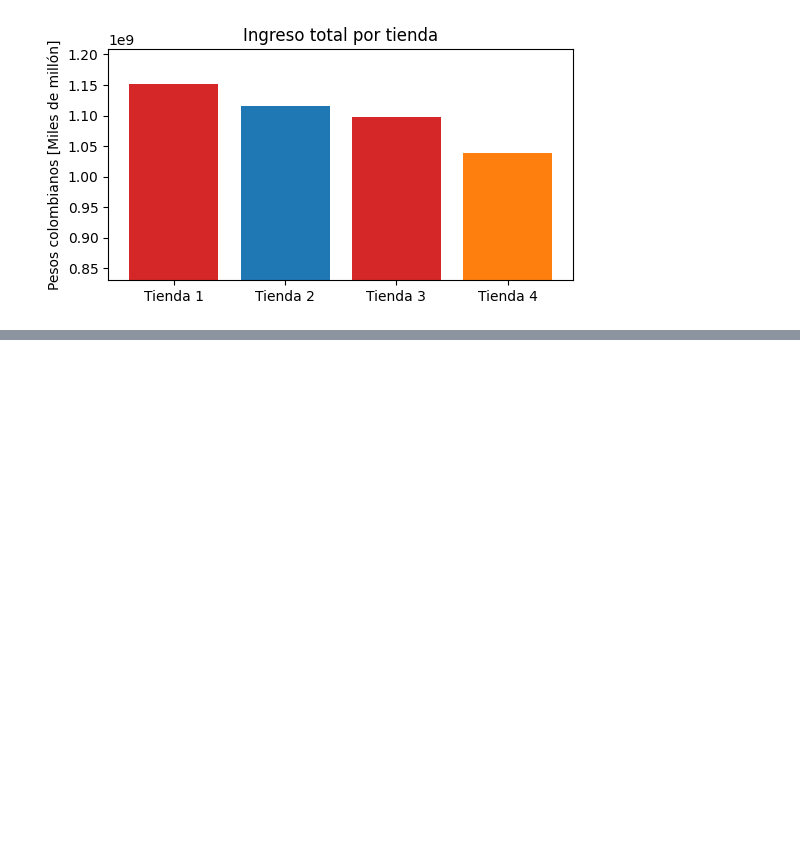
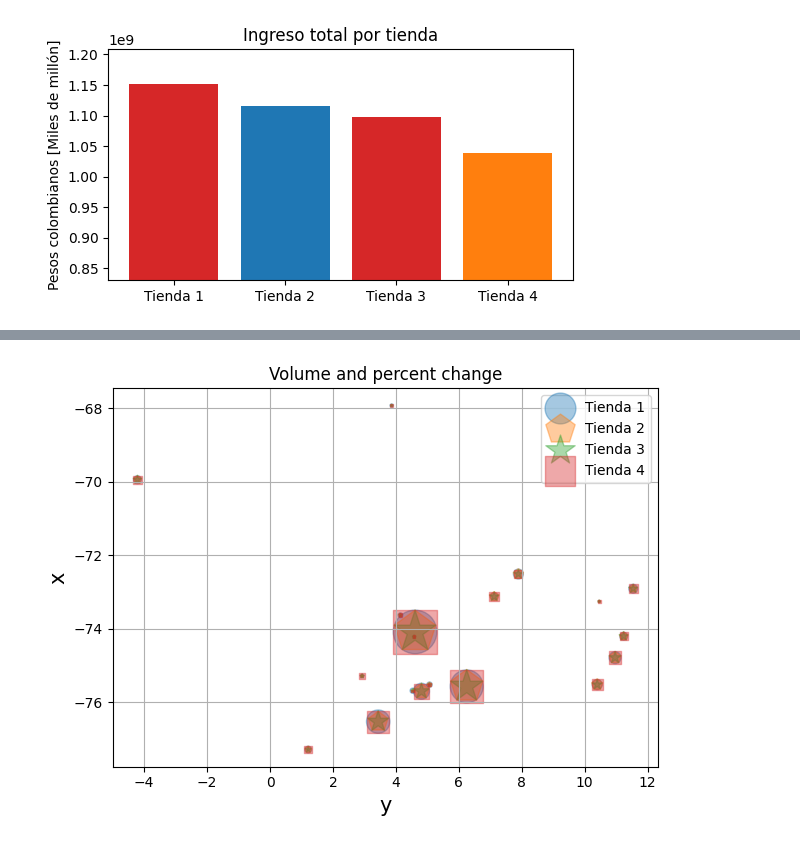
Before and after one commit to marmalux/portafolio_ciencia_datos, a Jupyter notebook: AluraStoreLatam.ipynb, the cells around one changed output, grey strips where cells are left out. Saved outputs shown, nothing was run; the diff lists cells and outputs as text; code cells hidden in the pictures; blank space fills up the shorter version.

```diff
--- a/AluraStoreLatam.ipynb
+++ b/AluraStoreLatam.ipynb
@@ -238,0 +243,36 @@ plt.show()
+# %%
+#Asignar insidencias de tiendas
+cantidad1 = (tienda.lat).value_counts()
+cantidad2 = (tienda2.lat).value_counts()
+cantidad3 = (tienda3.lat).value_counts()
+cantidad4 = (tienda4.lat).value_counts()
+
+# La latitud y longitud es la misma para cada
+latitud1 = cantidad1.index
+latitud2 = cantidad2.index
+latitud3 = cantidad3.index
+latitud4 = cantidad4.index
+
+longitud1 =tienda.lon.value_counts().index
+longitud2 =tienda2.lon.value_counts().index
+longitud3 =tienda3.lon.value_counts().index
+longitud4 =tienda4.lon.value_counts().index
+# %%
+#Tienda 1
+fig, ax = plt.subplots()
+
+ax.scatter(latitud1,longitud1,marker="o",s=cantidad1,alpha= 0.4,label = "Tienda 1")
+ax.scatter(latitud2,longitud2,marker="p",s=cantidad2,alpha= 0.4,label = "Tienda 2")
+ax.scatter(latitud3,longitud3,marker="*",s=cantidad3,alpha= 0.4,label = "Tienda 3")
+ax.scatter(latitud4,longitud4,marker = "s",s=cantidad4,alpha= 0.4,label = "Tienda 4")
+
+ax.set_xlabel("y", fontsize=15)
+ax.set_ylabel("x", fontsize=15)
+ax.set_title('Volume and percent change')
+ax.legend()
+ax.grid(True)
+fig.tight_layout()
+
+plt.show()
+# %% [output]
+[figure, added]
```
Also changed, not shown: parts of 7 cells of this notebook.
